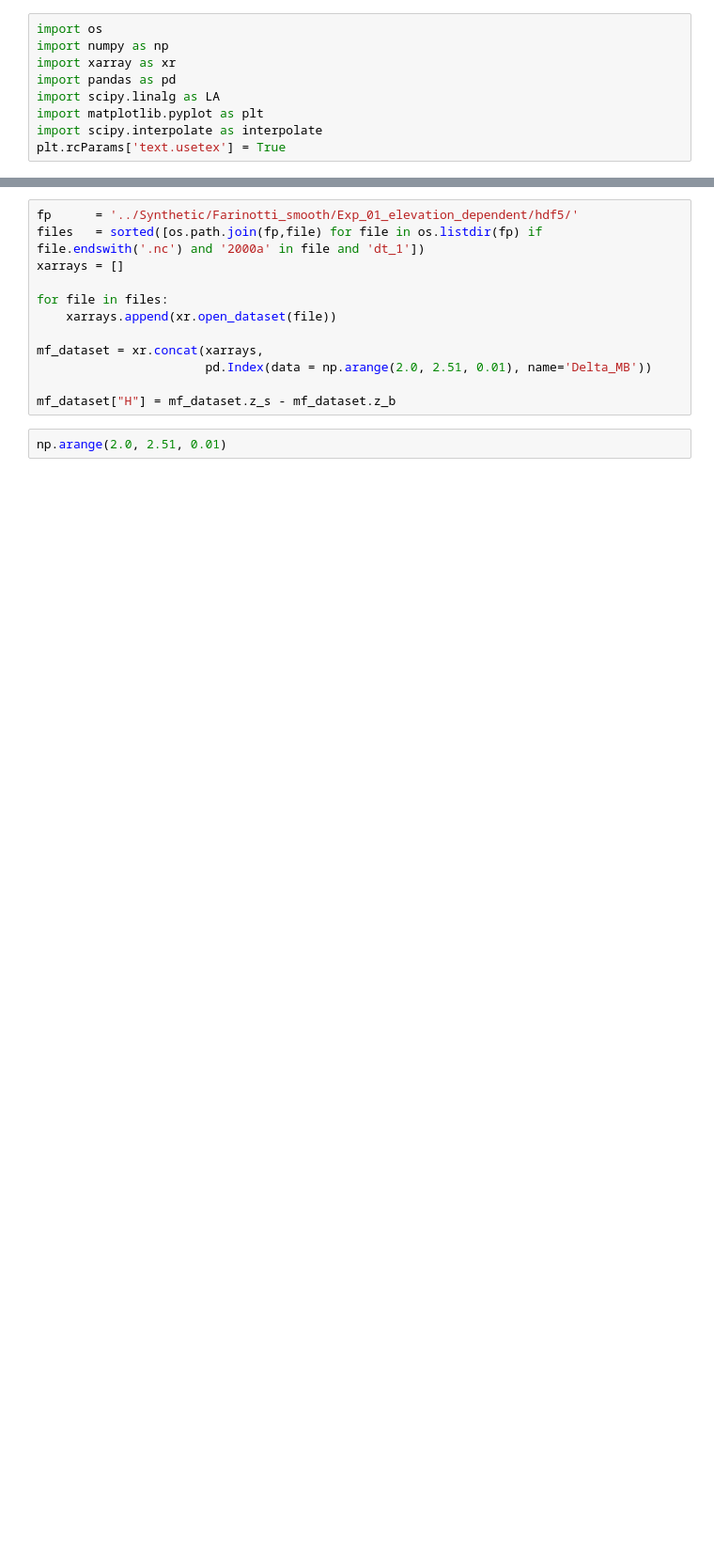
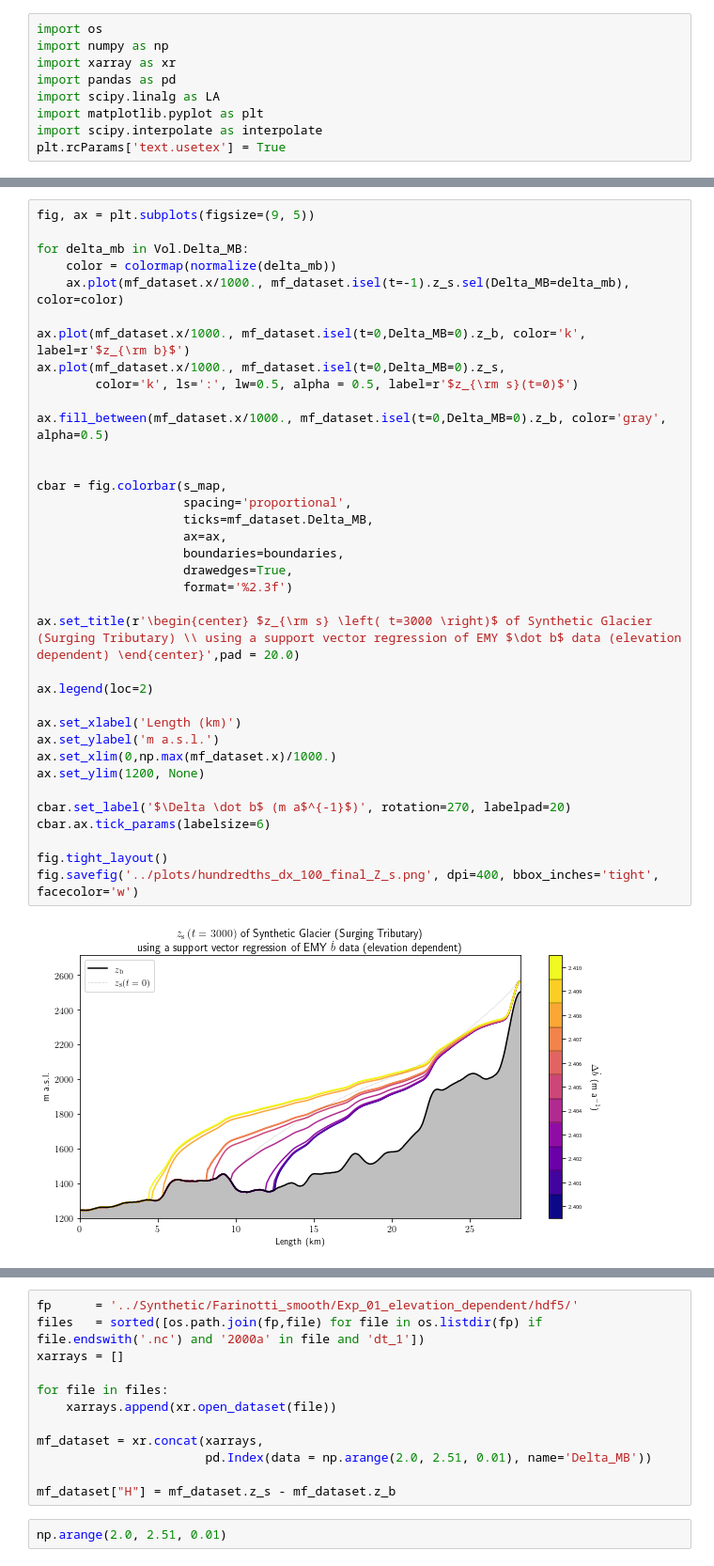
Before and after one commit to andrewdnolan/Harmonic_Beds, a Jupyter notebook: Notebooks/03.SS_postprocessing.ipynb, the cells around one changed output, grey strips where cells are left out. Shown at 94% size. Saved outputs shown, nothing was run; the diff lists cells and outputs as text; blank space fills up the shorter version.

```diff
--- a/Notebooks/03.SS_postprocessing.ipynb
+++ b/Notebooks/03.SS_postprocessing.ipynb
@@ -9,0 +73,38 @@ plt.rcParams['text.usetex'] = True
+# %%
+fig, ax = plt.subplots(figsize=(9, 5))
+
+for delta_mb in Vol.Delta_MB:
+    color = colormap(normalize(delta_mb))
+    ax.plot(mf_dataset.x/1000., mf_dataset.isel(t=-1).z_s.sel(Delta_MB=delta_mb), color=color)
+
+ax.plot(mf_dataset.x/1000., mf_dataset.isel(t=0,Delta_MB=0).z_b, color='k', label=r'$z_{\rm b}$')
+ax.plot(mf_dataset.x/1000., mf_dataset.isel(t=0,Delta_MB=0).z_s,
+        color='k', ls=':', lw=0.5, alpha = 0.5, label=r'$z_{\rm s}(t=0)$')
+
+ax.fill_between(mf_dataset.x/1000., mf_dataset.isel(t=0,Delta_MB=0).z_b, color='gray', alpha=0.5)
+
+
+cbar = fig.colorbar(s_map,
+                    spacing='proportional',
+                    ticks=mf_dataset.Delta_MB,
+                    ax=ax,
+                    boundaries=boundaries,
+                    drawedges=True,
+                    format='%2.3f')
+
+ax.set_title(r'\begin{center} $z_{\rm s} \left( t=3000 \right)$ of Synthetic Glacier (Surging Tributary) \\ using a support vector regression of EMY $\dot b$ data (elevation dependent) \end{center}',pad = 20.0)
+
+ax.legend(loc=2)
+
+ax.set_xlabel('Length (km)')
+ax.set_ylabel('m a.s.l.')
+ax.set_xlim(0,np.max(mf_dataset.x)/1000.)
+ax.set_ylim(1200, None)
+
+cbar.set_label('$\Delta \dot b$ (m a$^{-1}$)', rotation=270, labelpad=20)
+cbar.ax.tick_params(labelsize=6)
+
+fig.tight_layout()
+fig.savefig('../plots/hundredths_dx_100_final_Z_s.png', dpi=400, bbox_inches='tight', facecolor='w')
+# %% [output]
+[figure, added]
```
Also changed, not shown: parts of 10 cells of this notebook, 3 other files.
